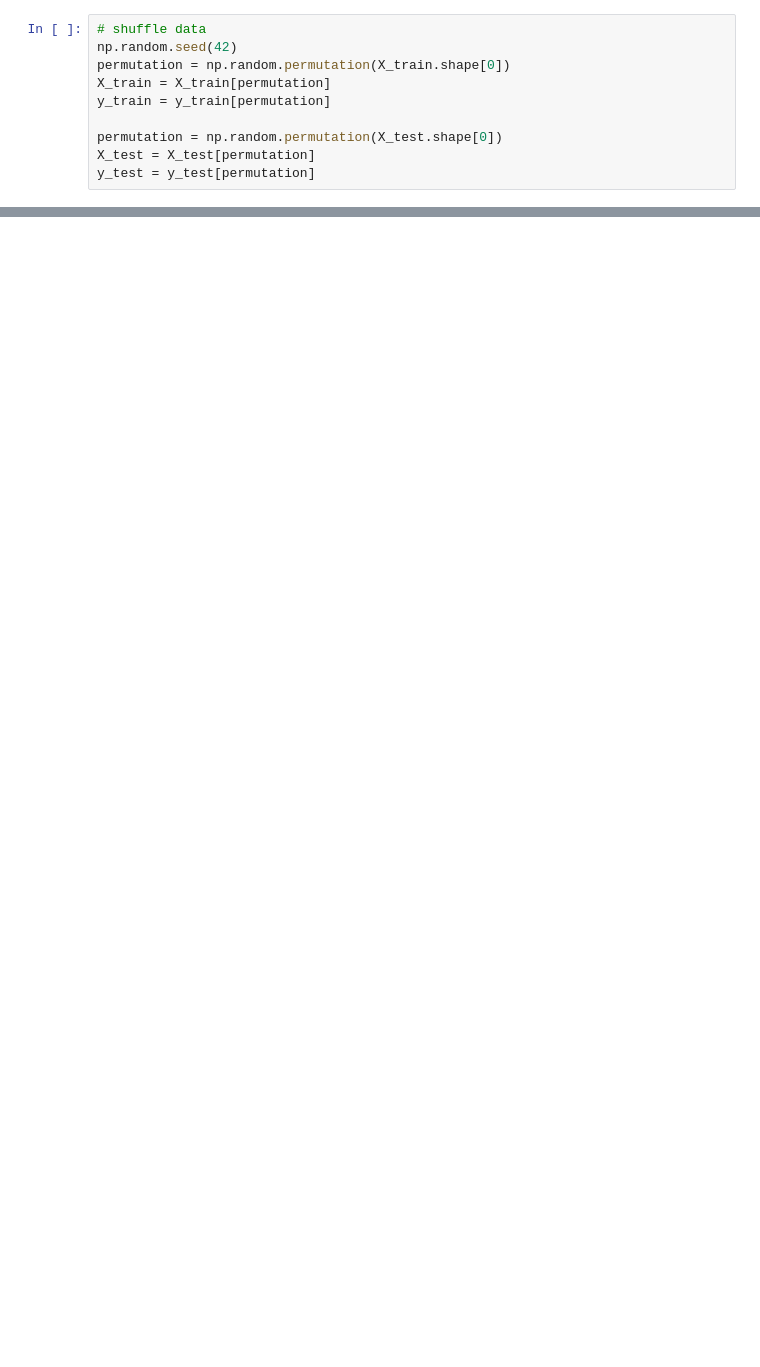
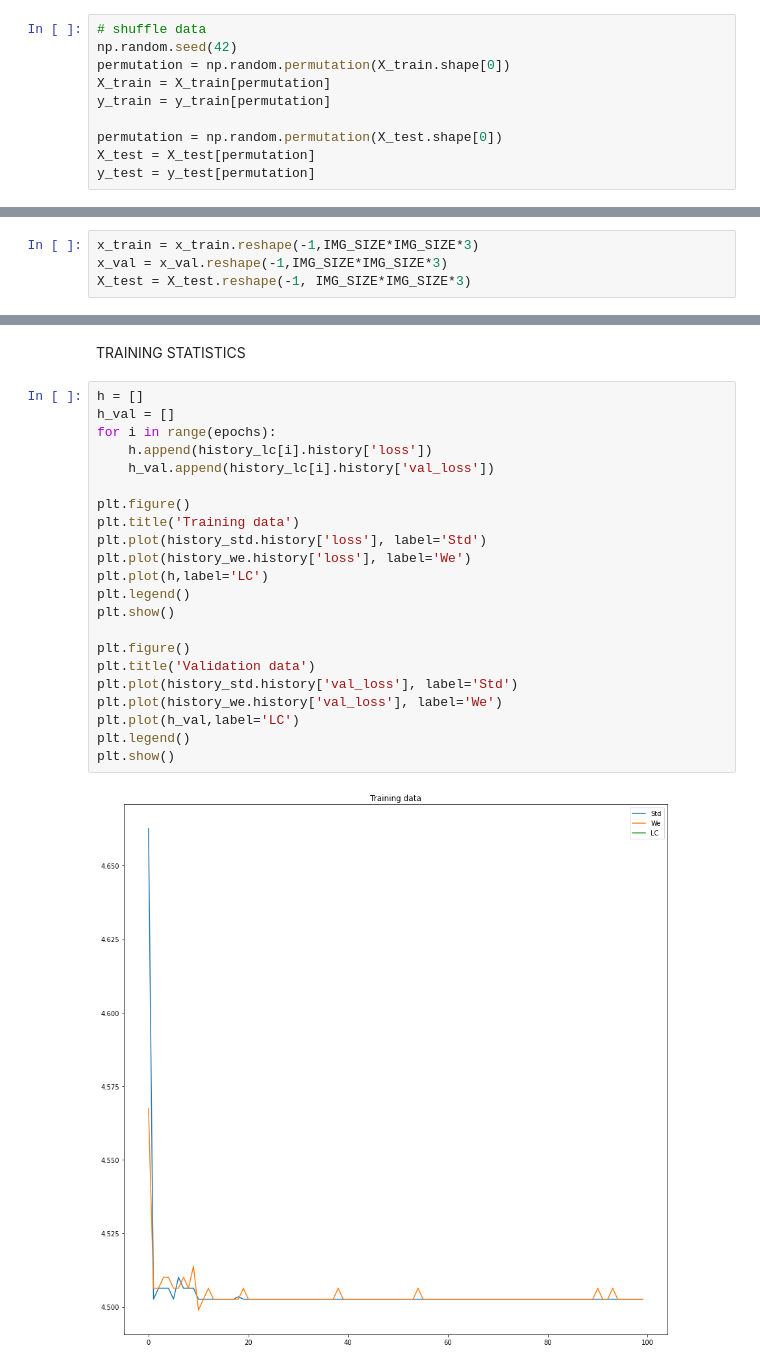
Before and after one commit to jlopetegui98/BayesianML-project, a Jupyter notebook: experiments_x_rays_images.ipynb, the cells around one changed output, grey strips where cells are left out. Drawn from its saved outputs; the diff is of its cells as text; blank space fills up the shorter version.

```diff
--- a/experiments_x_rays_images.ipynb
+++ b/experiments_x_rays_images.ipynb
@@ -169,0 +249,4 @@ array([[1. , 0.2, 0.1, 0. ],
+# %%
+x_train = x_train.reshape(-1,IMG_SIZE*IMG_SIZE*3)
+x_val = x_val.reshape(-1,IMG_SIZE*IMG_SIZE*3)
+X_test = X_test.reshape(-1, IMG_SIZE*IMG_SIZE*3)
@@ -169,0 +516,26 @@ array([[1. , 0.2, 0.1, 0. ],
+# %% [markdown]
+TRAINING STATISTICS
+# %%
+h = []
+h_val = []
+for i in range(epochs):
+    h.append(history_lc[i].history['loss'])
+    h_val.append(history_lc[i].history['val_loss'])
+
+plt.figure()
+plt.title('Training data')
+plt.plot(history_std.history['loss'], label='Std')
+plt.plot(history_we.history['loss'], label='We')
+plt.plot(h,label='LC')
+plt.legend()
+plt.show()
+
+plt.figure()
+plt.title('Validation data')
+plt.plot(history_std.history['val_loss'], label='Std')
+plt.plot(history_we.history['val_loss'], label='We')
+plt.plot(h_val,label='LC')
+plt.legend()
+plt.show()
+# %% [output]
+[figure, added]
```
Also changed, not shown: parts of 31 cells of this notebook.
